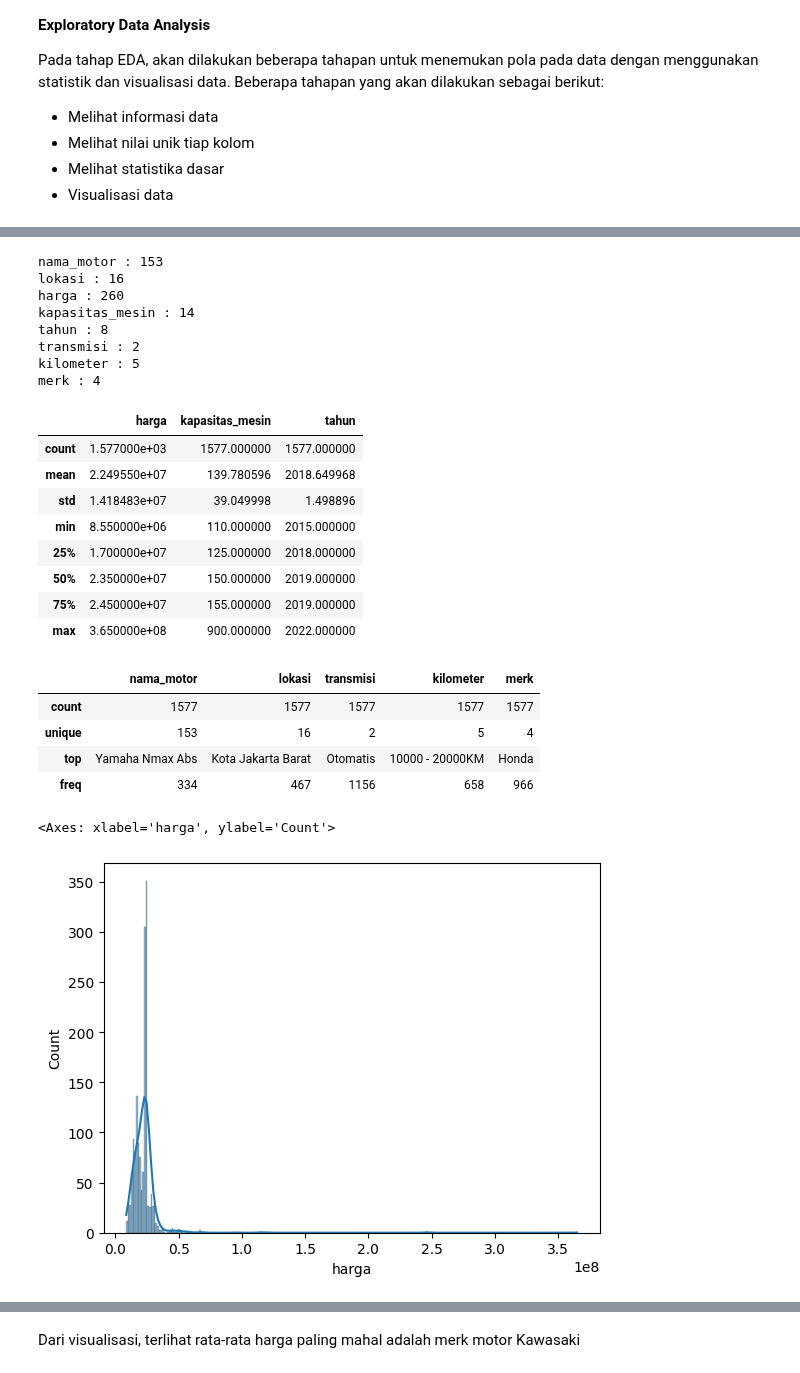
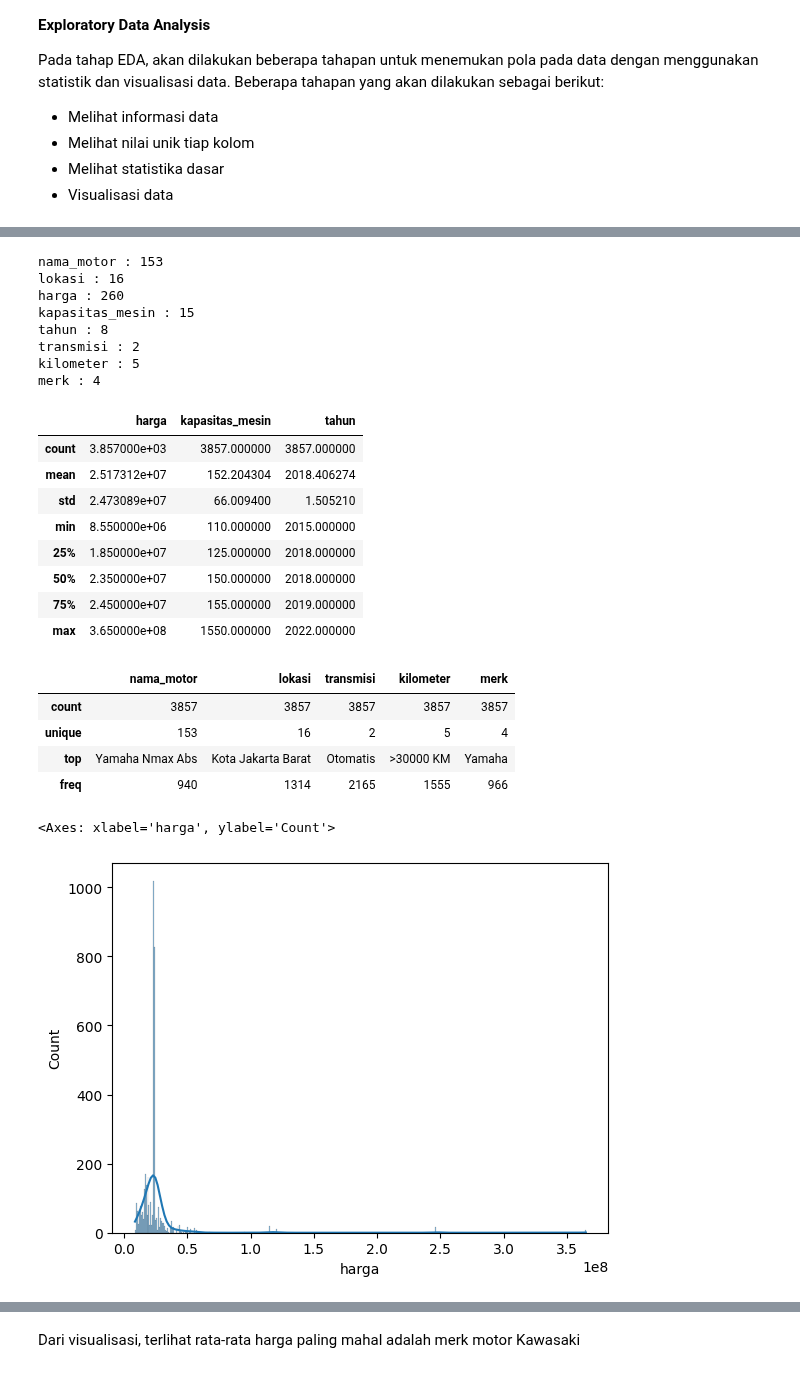
Before and after one commit to daff00/used-motorcycle-price-prediction, a Jupyter notebook: Notebook/project copy.ipynb, the cells around one changed output, grey strips where cells are left out. Drawn from its saved outputs; the diff is of its cells as text; code cells hidden in the pictures.

```diff
--- a/Notebook/project copy.ipynb
+++ b/Notebook/project copy.ipynb
@@ -224,0 +234,7 @@ Pada tahap ini, akan dilakukan:
+# %%
+class_cnt = [966, 493, 96, 23]
+
+minor_class = ['Yamaha', 'Kawasaki', 'Suzuki']
+
+class_mapping = {'Honda': 0, 'Yamaha': 1, 'Kawasaki': 2, 'Suzuki': 3}
+used_motor['ClassEncoded'] = used_motor['merk'].map(class_mapping)
@@ -225,7 +278,7 @@ Pada tahap ini, akan dilakukan:
 # %% [markdown]
 ##### Drop variabel yang tidak dibutuhkan
 # %%
-used_motor = used_motor.drop(columns=['deskripsi', 'url'])
-used_motor.head()
+resampled_motor = resampled_motor.drop(columns=['deskripsi', 'url'])
+resampled_motor.head()
 # %% [output]
 |  | nama_motor | lokasi | harga | kapasitas_mesin | tahun | transmisi | kilometer | merk |
@@ -269,10 +322,8 @@ def clean_harga(harga):
     harga_clean = harga.replace("Rp", "").replace(".", "").replace(",", "")
     return harga_clean
 
-used_motor['harga'] = used_motor['harga'].apply(clean_harga)
-# used_motor['harga'] = pd.to_numeric(used_motor['harga'], errors='coerce', downcast='integer')
-# used_motor['harga'] = pd.to_numeric(used_motor['harga'], errors='coerce')
-used_motor['harga'] = used_motor['harga'].astype("float")
+resampled_motor['harga'] = resampled_motor['harga'].apply(clean_harga)
+resampled_motor['harga'] = resampled_motor['harga'].astype("float")
 # %% [markdown]
 ##### Membersihkan kolom kapasitas mesin
 # %%
@@ -284,11 +335,11 @@ def clean_cc(kapasitas_mesin):
     cc_clean5 = cc_clean4.replace("p", "")
     return cc_clean5
 
-used_motor['kapasitas_mesin'] = used_motor['kapasitas_mesin'].apply(clean_cc)
-used_motor['kapasitas_mesin'] = used_motor['kapasitas_mesin'].replace(['-', ''], 150)
-used_motor['kapasitas_mesin'] = used_motor['kapasitas_mesin'].replace('1550', 150)
-used_motor = used_motor[used_motor['kapasitas_mesin'] != 'DSE4202201']
-used_motor['kapasitas_mesin'] = used_motor['kapasitas_mesin'].astype('int')
-used_motor['kapasitas_mesin'] = used_motor['kapasitas_mesin'].replace(11, 110)
-print(used_motor['kapasitas_mesin'].unique())
+resampled_motor['kapasitas_mesin'] = resampled_motor['kapasitas_mesin'].apply(clean_cc)
+resampled_motor['kapasitas_mesin'] = resampled_motor['kapasitas_mesin'].replace(['-', ''], 150)
+used_motor['kapasitas_mesin'] = resampled_motor['kapasitas_mesin'].replace('1550', 150)
+resampled_motor = resampled_motor[resampled_motor['kapasitas_mesin'] != 'DSE4202201']
+resampled_motor['kapasitas_mesin'] = resampled_motor['kapasitas_mesin'].astype('int')
+resampled_motor['kapasitas_mesin'] = resampled_motor['kapasitas_mesin'].replace(11, 110)
+print(resampled_motor['kapasitas_mesin'].unique())
 # %% [output]
@@ -350,8 +375,8 @@ memory usage: 104.7+ KB
 # %%
 # Loop melalui tiap kolom dan mencetak nilai unik
 unique_value_count ={}
-for column in filtered_motor.columns :
-    unique_values = filtered_motor[column].unique()
+for column in resampled_motor.columns :
+    unique_values = resampled_motor[column].unique()
     unique_count = len(unique_values)
     unique_value_count[column] = unique_count
 
@@ -361,39 +386,39 @@ for column, count in unique_value_count.items():
 nama_motor : 153
 lokasi : 16
 harga : 260
-kapasitas_mesin : 14
+kapasitas_mesin : 15
 tahun : 8
 transmisi : 2
 kilometer : 5
 merk : 4
 # %%
 # Melihat Statistika data numerik
-filtered_motor.describe()
+resampled_motor.describe()
 # %% [output]
 |  | harga | kapasitas_mesin | tahun |
-| count | 1.577000e+03 | 1577.000000 | 1577.000000 |
-| mean | 2.249550e+07 | 139.780596 | 2018.649968 |
-| std | 1.418483e+07 | 39.049998 | 1.498896 |
+| count | 3.857000e+03 | 3857.000000 | 3857.000000 |
+| mean | 2.517312e+07 | 152.204304 | 2018.406274 |
+| std | 2.473089e+07 | 66.009400 | 1.505210 |
 | min | 8.550000e+06 | 110.000000 | 2015.000000 |
-| 25% | 1.700000e+07 | 125.000000 | 2018.000000 |
-| 50% | 2.350000e+07 | 150.000000 | 2019.000000 |
+| 25% | 1.850000e+07 | 125.000000 | 2018.000000 |
+| 50% | 2.350000e+07 | 150.000000 | 2018.000000 |
 | 75% | 2.450000e+07 | 155.000000 | 2019.000000 |
-| max | 3.650000e+08 | 900.000000 | 2022.000000 |
+| max | 3.650000e+08 | 1550.000000 | 2022.000000 |
 # %%
 # Melihat Statistika data kategorikal
-filtered_motor.describe(exclude=np.number)
+resampled_motor.describe(exclude=np.number)
 # %% [output]
 |  | nama_motor | lokasi | transmisi | kilometer | merk |
-| count | 1577 | 1577 | 1577 | 1577 | 1577 |
+| count | 3857 | 3857 | 3857 | 3857 | 3857 |
 | unique | 153 | 16 | 2 | 5 | 4 |
-| top | Yamaha Nmax Abs | Kota Jakarta Barat | Otomatis | 10000 - 20000KM | Honda |
-| freq | 334 | 467 | 1156 | 658 | 966 |
+| top | Yamaha Nmax Abs | Kota Jakarta Barat | Otomatis | >30000 KM | Yamaha |
+| freq | 940 | 1314 | 2165 | 1555 | 966 |
 # %%
 # Visualisasi distribusi harga motor semua merk
-sns.histplot(filtered_motor['harga'], kde=True)
+sns.histplot(resampled_motor['harga'], kde=True)
 # %% [output]
 <Axes: xlabel='harga', ylabel='Count'>
-[figure, old version]
+[figure, new version]
 # %%
 # Visualisasi distribusi harga tiap merk motor
 # Subplot
```
Also changed, not shown: parts of 48 cells of this notebook, 58 other files.
